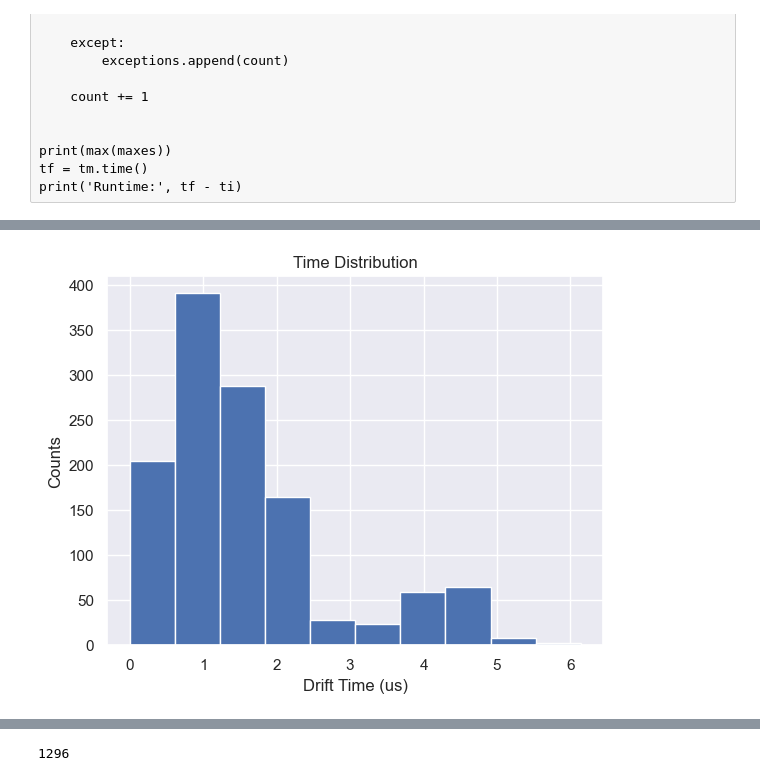
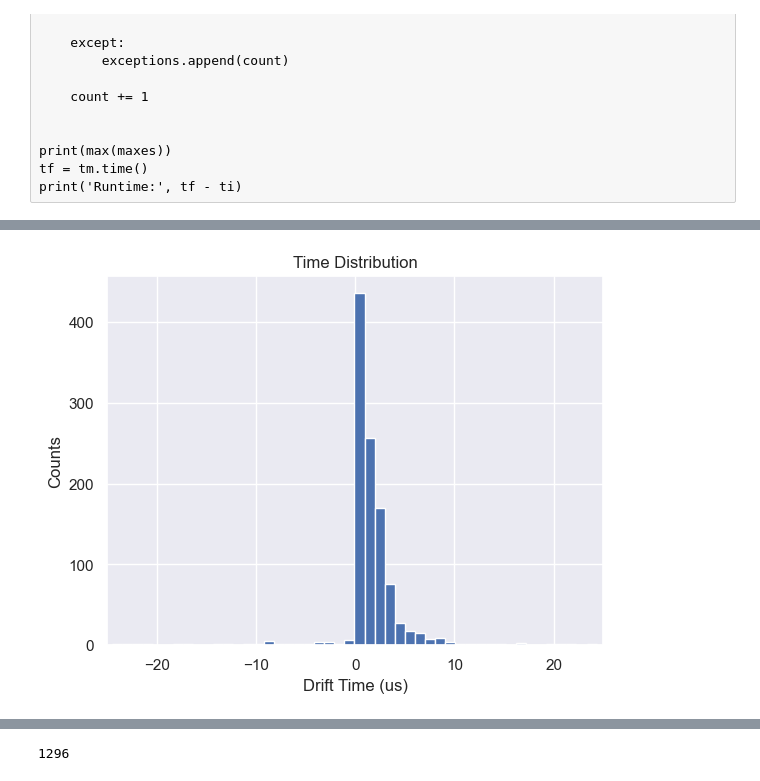
Before and after one commit to claireberschauer/MSc_Dissertation, a Jupyter notebook: Drift_model_testing.ipynb, the cells around one changed output, grey strips where cells are left out. Drawn from its saved outputs; the diff is of its cells as text; code cells hidden in the pictures.

```diff
--- a/Drift_model_testing.ipynb
+++ b/Drift_model_testing.ipynb
@@ -126,7 +219,7 @@ sides = []
 layers = []
 columns = []
 R0s = []
-R1s = []
+trigger_times = []
 
 
 for n in test_events:
@@ -139,9 +232,9 @@ for n in test_events:
             layers.append(np.array(data['SimData;1']['digitracker.layer'].array(library='np')[n], dtype='int')[k].item())
             columns.append(np.array(data['SimData;1']['digitracker.column'].array(library='np')[n], dtype='int')[k].item())
             R0s.append(np.array(data['SimData;1']['digitracker.anodetimestampR0'].array(library='np')[n], dtype='float')[k].item())
-            R1s.append(np.array(data['SimData;1']['digitracker.anodetimestampR1'].array(library='np')[n], dtype='float')[k].item())
             ids.append(id_list[k].item())
             event_nums.append(n)
+            trigger_times.append(data['SimData;1']['digicalo.timestamp'].array(library='np')[n][0]/2)
         except:
             exceptions.append((n, k))
     if verbose is True:
@@ -170,5 +263,5 @@ Runtime: 63.524857159455614 minutes
 # %%
-event = pd.DataFrame(data={'Event':event_nums, 'ID':ids, 'Side':sides, 'Layer':layers, 'Column':columns, 'R0':R0s, 'R1':R1s})
+event = pd.DataFrame(data={'Event':event_nums, 'ID':ids, 'Side':sides, 'Layer':layers, 'Column':columns, 'R0':R0s, 'Trigger_time':trigger_times})
 
 event.head()
 # %% [output]
@@ -307,5 +389,5 @@ Length: 123, dtype: float64
 # %%
-dts = (event['R1'] - event['R0'])/1000
+dts = (event['R0'] - event['Trigger_time'] + 22)*12.5*10**(-3)
 Drift_time = pd.Series(data=dts, name='Drift_time')
 
 events_df = pd.concat([event, Drift_time], axis=1)
@@ -322,5 +408,5 @@ events_df.head()
 for i in events_df.index:
     if events_df['Drift_time'][i] > 20000:
         events_df['Drift_time'][i] = np.nan
-    elif events_df['Drift_time'][i] < -10:
+    elif events_df['Drift_time'][i] < -847289130:
         events_df['Drift_time'][i] = np.nan
@@ -343,13 +415,14 @@ import seaborn as sns
 # %%
 sns.set_theme()
 # %%
-plt.hist(events_df['Drift_time'])
+plt.hist([a for a in events_df['Drift_time'] if a > -1000], bins=200)
 plt.title('Time Distribution')
 plt.xlabel('Drift Time (us)')
 plt.ylabel('Counts')
+plt.xlim([-25, 25])
 plt.show()
 # %% [output]
-[figure, old version]
+[figure, new version]
 # %%
 radii = calc_radius(events_df['Drift_time'])
 Radius = pd.Series(data=radii, name='Radius')
```
Also changed, not shown: parts of 28 cells of this notebook.
